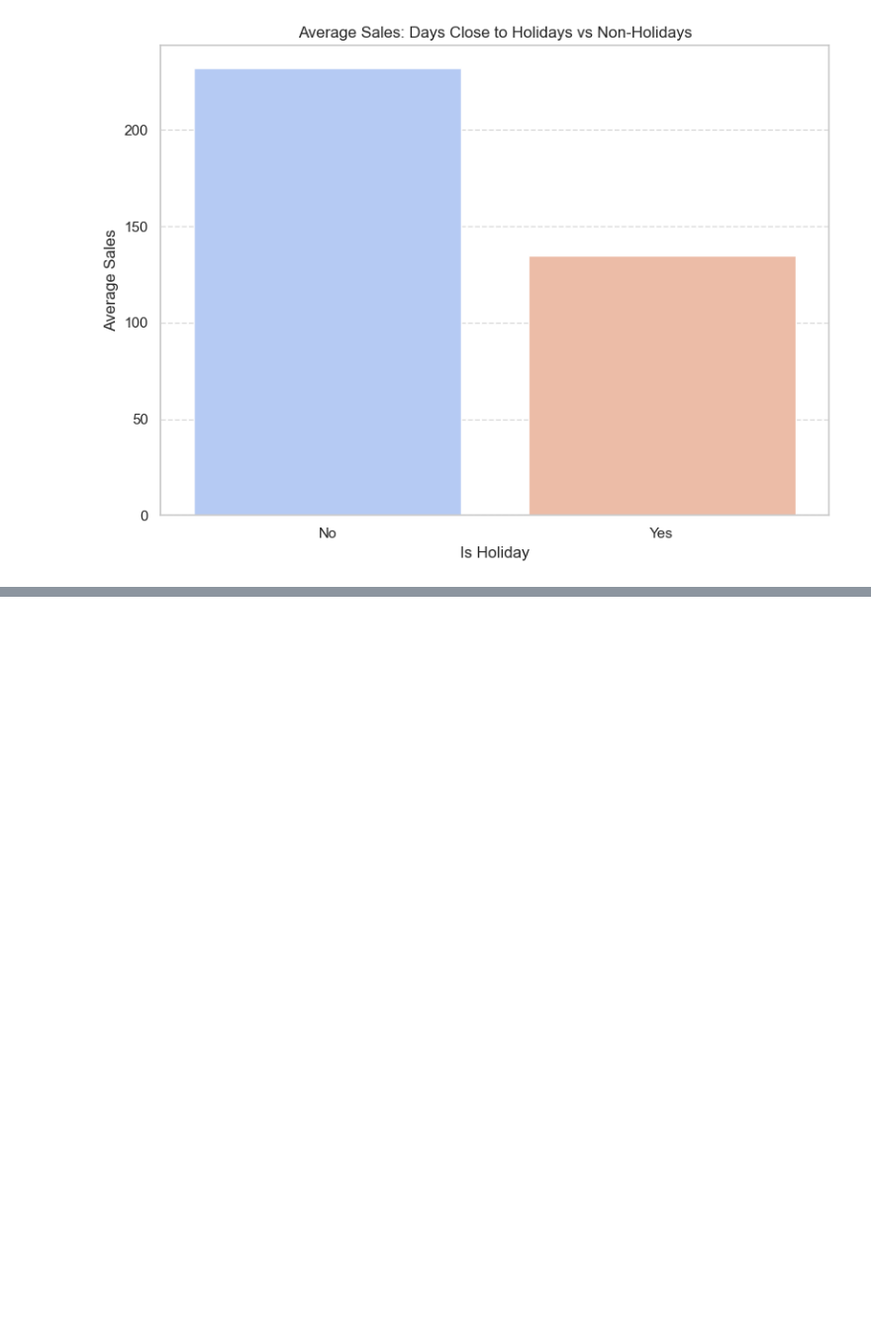
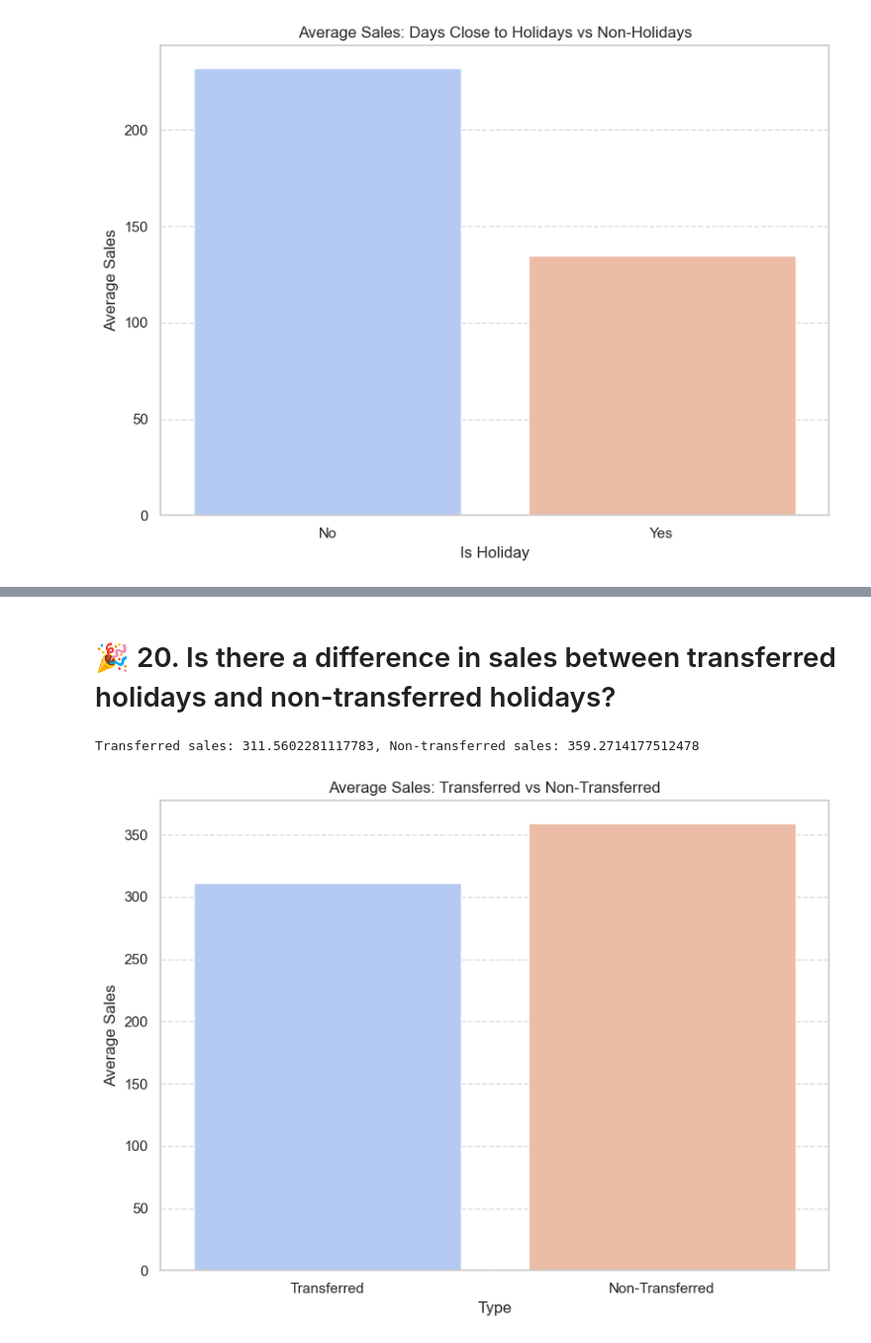
Before and after one commit to Seif-Eldin-Omar/sales-forecasting-optimization, a Jupyter notebook: notebooks/visualization_demo.ipynb, the cells around one changed output, grey strips where cells are left out. Shown at 99% size. Saved outputs shown, nothing was run; the diff lists cells and outputs as text; code cells hidden in the pictures; blank space fills up the shorter version.

```diff
--- a/notebooks/visualization_demo.ipynb
+++ b/notebooks/visualization_demo.ipynb
@@ -709,0 +761,31 @@ plt.show()
+# %% [markdown]
+# 🎉 20. Is there a difference in sales between transferred holidays and non-transferred holidays?
+# %%
+# Calculate average sales for transferred and non-transferred
+transferred_sales = df[df['transferred'] == 1]['sales'].mean()
+non_transferred_sales = df[df['transferred'] == 0]['sales'].mean()
+print(f"Transferred sales: {transferred_sales}, Non-transferred sales: {non_transferred_sales}")
+
+transferred_sales = df[df['transferred'] == 1]['sales'].mean()
+non_transferred_sales = df[df['transferred'] == 0]['sales'].mean()
+
+# Create a DataFrame for visualization
+sales_data = pd.DataFrame({
+    'Type': ['Transferred', 'Non-Transferred'],
+    'Average Sales': [transferred_sales, non_transferred_sales]
+})
+
+# Plot the data
+plt.figure(figsize=(8, 6))
+sns.barplot(data=sales_data, x='Type', y='Average Sales', palette='coolwarm')
+
+# Customize the plot
+plt.title('Average Sales: Transferred vs Non-Transferred')
+plt.xlabel('Type')
+plt.ylabel('Average Sales')
+plt.grid(axis='y', linestyle='--', alpha=0.7)
+plt.tight_layout()
+plt.show()
+# %% [output]
+Transferred sales: 311.5602281117783, Non-transferred sales: 359.2714177512478
+[figure, added]
```
Also changed, not shown: parts of 19 cells of this notebook, 6 other files.
